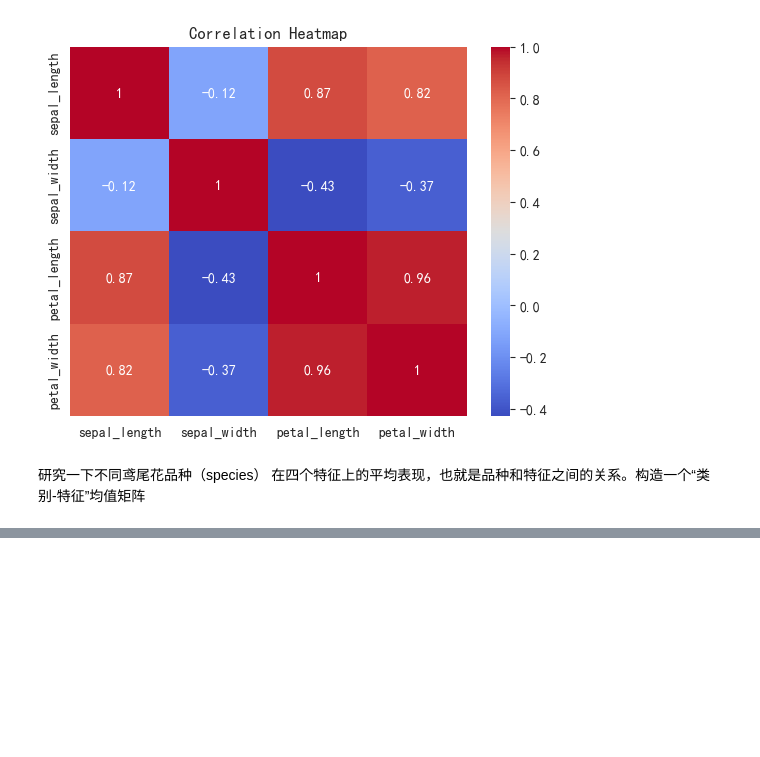
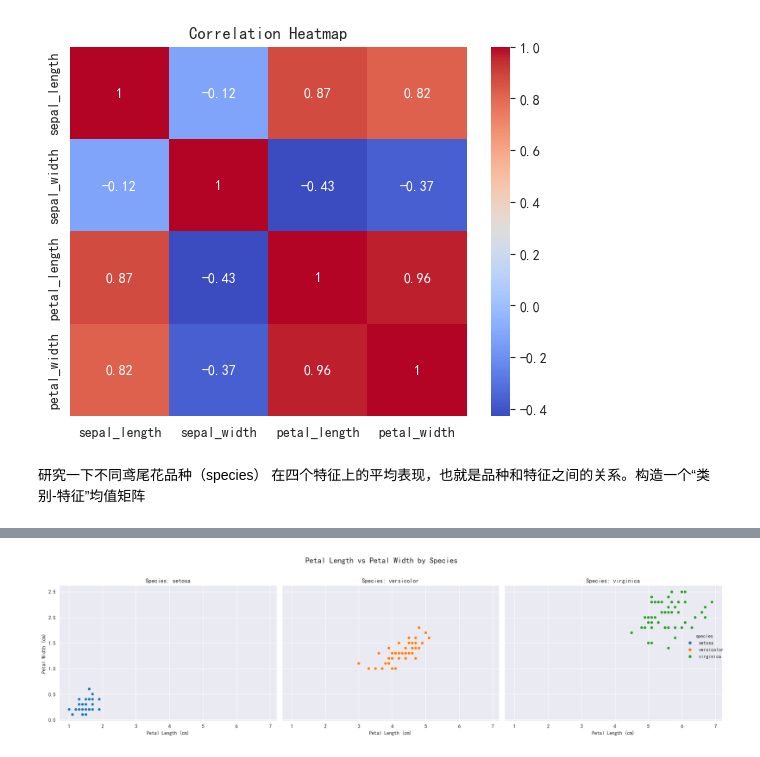
Before and after one commit to yt-x/ds_learn, a Jupyter notebook: seaborn.ipynb, the cells around one changed output, grey strips where cells are left out. Cells and saved outputs as stored; diff of their text form; code cells hidden in the pictures; blank space fills up the shorter version.

```diff
--- a/seaborn.ipynb
+++ b/seaborn.ipynb
@@ -377,0 +429,33 @@ plt.show()
+# %%
+import seaborn as sns
+import matplotlib.pyplot as plt
+
+iris = sns.load_dataset("iris")
+
+# 使用 relplot（返回 FacetGrid）
+g = sns.relplot(
+    data=iris,
+    x="petal_length",
+    y="petal_width",
+    hue="species",
+    kind="scatter",
+    height=5,
+    aspect=1.2,
+    col="species"  # 分列显示每个 species
+)
+
+g.set_axis_labels("Petal Length (cm)", "Petal Width (cm)")
+
+# 2. 设置总标题（整个图形的标题）
+g.fig.suptitle("Petal Length vs Petal Width by Species", fontsize=16, fontweight='bold', y=1.02)
+
+# 3. 如果想给每个子图加标题，可以通过 g.axes.flat 遍历
+species_names = iris['species'].unique()
+for ax, name in zip(g.axes.flat, species_names):
+    ax.set_title(f"Species: {name}", fontsize=12)
+
+# 4. 调整布局，防止标题重叠
+plt.tight_layout()
+plt.show()
+# %% [output]
+[figure, added]
```
Also changed, not shown: parts of 4 cells of this notebook, 9 other files.
